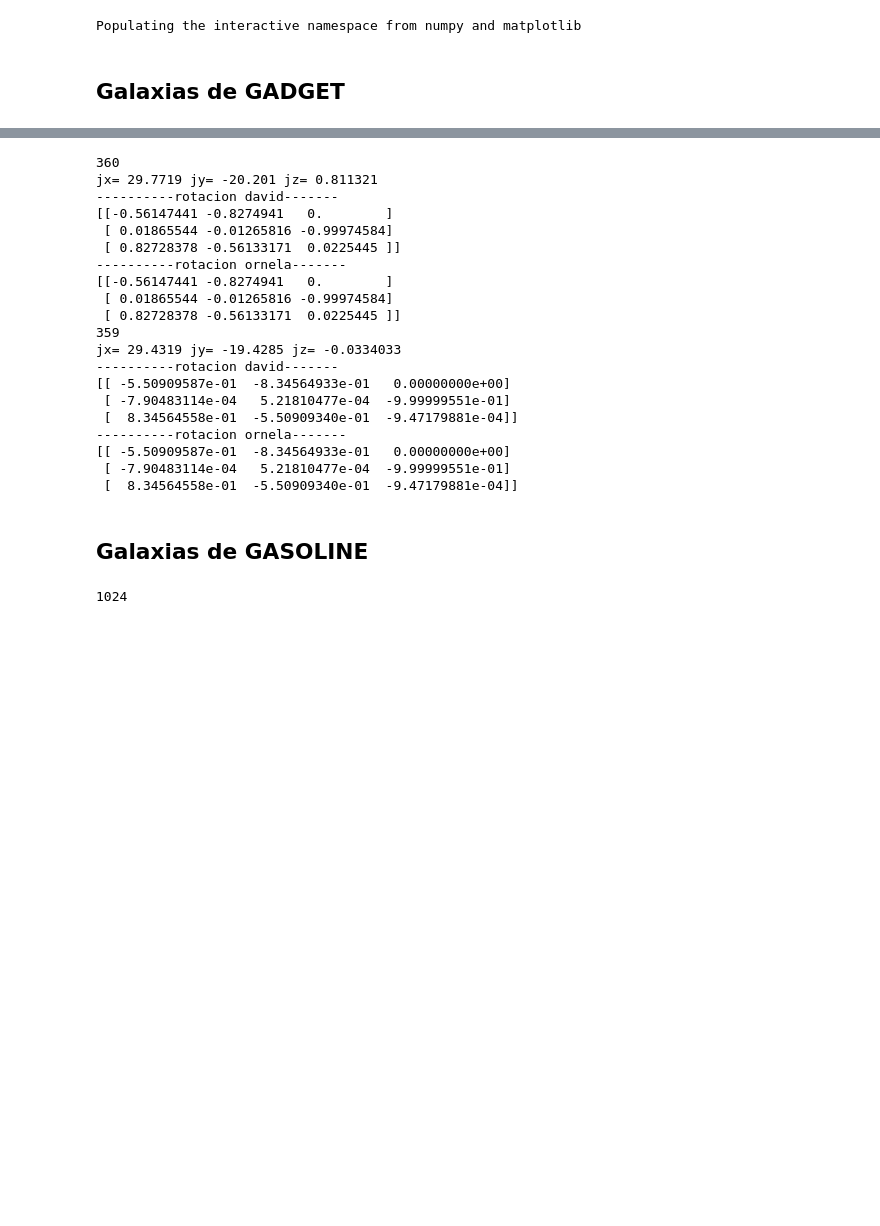
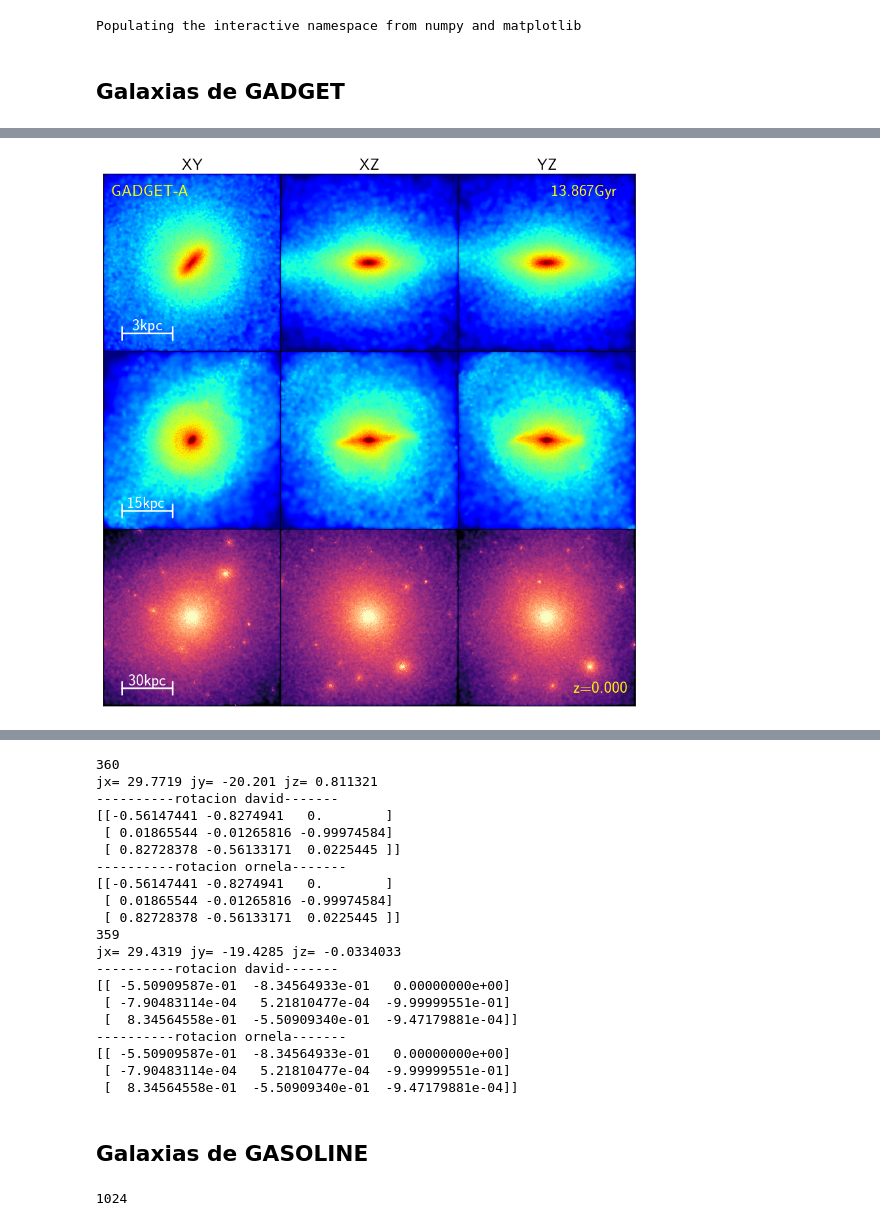
Before and after one commit to ornemarioni/Barras_GdGs, a Jupyter notebook: Barras_Gd/programs/Evol_strdrk_simulaciones.ipynb, the cells around one changed output, grey strips where cells are left out. Drawn from its saved outputs; the diff is of its cells as text; code cells hidden in the pictures; blank space fills up the shorter version.

Commit message:
sigo modificando para los plots

```diff
--- a/Barras_Gd/programs/Evol_strdrk_simulaciones.ipynb
+++ b/Barras_Gd/programs/Evol_strdrk_simulaciones.ipynb
@@ -12,6 +12,7 @@ import numpy as np
 import barstrength2 as strng
 import time_conversion as tiempo
 import sphviewer as sph
+from mpl_toolkits.axes_grid1 import make_axes_locatable
 from __future__ import unicode_literals
 
 matplotlib.rcParams['text.usetex'] = True
@@ -39,11 +40,11 @@ aexp = atime[:,2]
 
 path = '/mnt/is2/alejandro/ornella/'
 
-snapshot=range(496,0,-1)
+snapshot=range(496,495,-1)
 for isnap in snapshot:
     snap = h5py.File(path + 'outputs_1/snap_'+str('%03d'%isnap)+'.h5py', 'r')
     print isnap
-    for i in range(0,2):
+    for i in range(0,1):
         cm   = snap['subhalo_0'+ str('%s' %vector[i])+ '/Center'].value
         r200 = snap['subhalo_0'+ str('%s' %vector[i])+ '/R200'].value
 
@@ -145,28 +146,28 @@ for isnap in snapshot:
 
 #----------------------------------------------------------------------
 #---------------------generador del gráfico1-----------------
-        rl= 6
+        rl= 5
         corte,=np.where((xn <rl) & (yn <rl) & (zn <rl) & (xn >-rl) & (yn >-rl) & (zn >-rl))
 
 
         #-----rango que tiene la escala  de colores-----
         vmin=3
-        vmax=7
+        vmax=6.8
 
         # ----escala de colores que te guste (http://matplotlib.org/examples/color/colormaps_reference.html)---
         cmap='jet'
 
-#         nb1 = 10
-        nb1 = 100
+        nb1 = 5
+#         nb1 = 100
 
         particles=sph.Particles(pos[:3,corte],mstr[corte]*1e10,nb=nb1)
         escena=sph.Scene(particles)
         escena.update_camera(r='infinity',x=0,y=0,z=0,extent=[-rl,rl,-rl,rl])
-        rend=sph.Render(escena)
+        rend1=sph.Render(escena)
         extent=escena.get_extent()
-        rend.set_logscale()
+        rend1.set_logscale()
 
-        ax[0,0].imshow(rend.get_image(),extent=extent,origin='lower',cmap=cmap, vmin=vmin, vmax= vmax)
+        ax[0,0].imshow(rend1.get_image(),extent=extent,origin='lower',cmap=cmap, vmin=vmin, vmax= vmax)
         ax[0,0].set_xlim(-5,5)
         ax[0,0].set_ylim(-5,5)
         ax[0,0].set_xticks([])
@@ -183,14 +184,14 @@ for isnap in snapshot:
         ax[0,0].set_title('XY', loc='center', fontsize=25)
         ax[0,0].annotate("",xy=(-4, -4), xycoords='data',xytext=(-1, -4),textcoords='data',
                      ha='center', va='center',
-                    arrowprops=dict(arrowstyle="|-|", connectionstyle='arc3', color ='white', lw=3))
+                    arrowprops=dict(arrowstyle="|-|", connectionstyle='arc3', color ='white', lw=2.5))
 
         ax[0,0].text(-2.5, -4, '3kpc', fontsize=25, color='white', ha='center', va='bottom')
 
 
 #--------------------------------------
-        particles=sph.Particles(pos[:3,corte],mstr[corte]*1e10,nb=nb1)
-        escena=sph.Scene(particles)
+#         particles=sph.Particles(pos[:3,corte],mstr[corte]*1e10,nb=nb1)
+#         escena=sph.Scene(particles)
         escena.update_camera(r='infinity',x=0,y=0,z=0,extent=[-rl,rl,-rl,rl], t=90)
         rend=sph.Render(escena)
         extent=escena.get_extent()
@@ -215,15 +216,15 @@ for isnap in snapshot:
         ax[0,1].set_title('XZ', loc='center', fontsize=25)
 
 #--------------------------------------
-        particles=sph.Particles(pos[:3,corte],mstr[corte]*1e10,nb=nb1)
-        escena=sph.Scene(particles)
+#         particles=sph.Particles(pos[:3,corte],mstr[corte]*1e10,nb=nb1)
+#         escena=sph.Scene(particles)
         escena.update_camera(r='infinity',x=0,y=0,z=0,extent=[-rl,rl,-rl,rl], p=90, t=90)
         rend=sph.Render(escena)
         extent=escena.get_extent()
         rend.set_logscale()
 
         # ax=fig.add_subplot(222)
-        ax[0,2].imshow(rend.get_image(),extent=extent,origin='lower',cmap=cmap, vmin=vmin, vmax= vmax)
+        im = ax[0,2].imshow(rend.get_image(),extent=extent,origin='lower',cmap=cmap,vmin=vmin, vmax=vmax)
         ax[0,2].set_xlim(-5,5)
         ax[0,2].set_ylim(-5,5)
         ax[0,2].set_xticks([])
@@ -239,23 +240,26 @@ for isnap in snapshot:
         ax[0,2].set_title('YZ', loc='center', fontsize=25)
         ax[0,2].text(4, 4,str('%.3f'%time)+'Gyr', fontsize=25, color='yellow', ha='right', va='center')
 #         ax[0,1].text(-4.3, 1.3,'Edge-on', fontsize=30, color='yellow', ha='left', va='center')
+#         divider = make_axes_locatable(ax[0,2])
+#         cax = divider.append_axes("right", size="5%", pad=0.05)
 
-
+#         plt.colorbar(im, cax=cax)
+#         plt.tight_layout()
 
 #--------------------------------------------------------------------------------------------------------
 #---------------------generador del gráfico2-----------------
-        rl= 30
+        rl= 25
         corte,=np.where((xn <rl) & (yn <rl) & (zn <rl) & (xn >-rl) & (yn >-rl) & (zn >-rl))
 
 
         #-----rango que tiene la escala  de colores-----
-        vmin=3
-        vmax=7.5
+        vmin=2.5
+        vmax=6.8
 
         # ----escala de colores que te guste (http://matplotlib.org/examples/color/colormaps_reference.html)---
         cmap='jet'
 
-        nb1 = 100
+#         nb1 = 100
 
         particles=sph.Particles(pos[:3,corte],mstr[corte]*1e10,nb=nb1)
         escena=sph.Scene(particles)
@@ -281,7 +285,7 @@ for isnap in snapshot:
 #         ax[0,0].set_title('GADGET - A', loc='center', fontsize=30)
         ax[1,0].annotate("",xy=(-20, -20), xycoords='data',xytext=(-5, -20),textcoords='data',
                      ha='center', va='center',
-                    arrowprops=dict(arrowstyle="|-|", connectionstyle='arc3', color ='white', lw=3))
+                    arrowprops=dict(arrowstyle="|-|", connectionstyle='arc3', color ='white', lw=2.5))
 
         ax[1,0].text(-12.5, -20, '15kpc', fontsize=25, color='white', ha='center', va='bottom')
 
@@ -293,6 +297,7 @@ for isnap in snapshot:
         rend=sph.Render(escena)
         extent=escena.get_extent()
         rend.set_logscale()
+
 
         # ax=fig.add_subplot(222)
         ax[1,1].imshow(rend.get_image(),extent=extent,origin='lower',cmap=cmap, vmin=vmin, vmax= vmax)
@@ -340,18 +345,18 @@ for isnap in snapshot:
 
 #--------------------------------------------------------------------------------------------------------
 #---------------------generador del gráfico3-----------------
-        rl= 60
+        rl= 50
         corte,=np.where((xn_drk <rl) & (yn_drk <rl) & (zn_drk <rl) & (xn_drk >-rl) & (yn_drk >-rl) & (zn_drk >-rl))
 
 
         #-----rango que tiene la escala  de colores-----
-        vmin=5.5
-        vmax=7.5
+        vmin=5
+        vmax=6.8
 
         # ----escala de colores que te guste (http://matplotlib.org/examples/color/colormaps_reference.html)---
-        cmap='hot'
+        cmap='magma'
 
-        nb1 = 300
+#         nb1 = 300
 
         particles=sph.Particles(pos2[:3,corte],mdrk[corte]*1e10,nb=nb1)
         escena=sph.Scene(particles)
@@ -377,7 +382,7 @@ for isnap in snapshot:
 #         ax[0,0].set_title('GADGET - A', loc='center', fontsize=30)
         ax[2,0].annotate("",xy=(-40, -40), xycoords='data',xytext=(-10, -40),textcoords='data',
                      ha='center', va='center',
-                    arrowprops=dict(arrowstyle="|-|", connectionstyle='arc3', color ='white', lw=3))
+                    arrowprops=dict(arrowstyle="|-|", connectionstyle='arc3', color ='white', lw=2.5))
 
         ax[2,0].text(-25, -40, '30kpc', fontsize=25, color='white', ha='center', va='bottom')
 
@@ -411,7 +416,7 @@ for isnap in snapshot:
 #--------------------------------------
         particles=sph.Particles(pos2[:3,corte],mdrk[corte]*1e10,nb=nb1)
         escena=sph.Scene(particles)
-        escena.update_camera(r='infinity',x=0,y=0,z=0,extent=[-rl,rl,-rl,rl], p=90, t=90)
+        escena.update_camera(r='infinity',x=0,y=0,z=0,extent=[-rl,rl,-rl,rl], t=90,p=90)
         rend=sph.Render(escena)
         extent=escena.get_extent()
         rend.set_logscale()
@@ -435,10 +440,10 @@ for isnap in snapshot:
         # ax[1,0].set_title('GADGET', loc='center', fontsize=30)
         ax[2,2].text(45, -40,'z='+str('%.3f'%z), fontsize=25, color='yellow', ha='right', va='center')
 
-        path2 = '/home/omarioni/Barras_GdGs/Barras_Gd/_imagenes/snapshotsGD/'
-        fig.savefig(path2 + str('%s'%carpeta[i]) + str('%s' %vector2[i])+'_'+str('%s' %isnap)+'.png',
-                    dpi = 100, xxbox_inches='tight')
-#         plt.show()
-        plt.close()
+#         path2 = '/home/omarioni/Barras_GdGs/Barras_Gd/_imagenes/snapshotsGD/'
+#         fig.savefig(path2 + str('%s'%carpeta[i]) + str('%s' %vector2[i])+'_'+str('%s' %isnap)+'.png',
+#                     dpi = 100, xxbox_inches='tight')
+        plt.show()
+#         plt.close()
 # %% [output]
 496
@@ -460,0 +450 @@ for isnap in snapshot:
+[figure, added]
```
Also changed, not shown: parts of 3 cells of this notebook, 2 other files.
